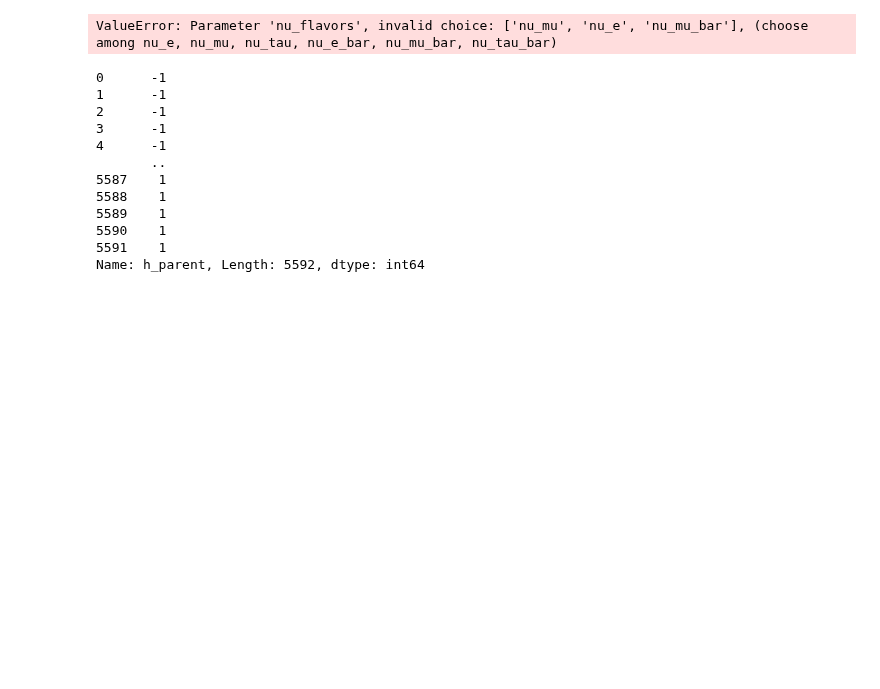
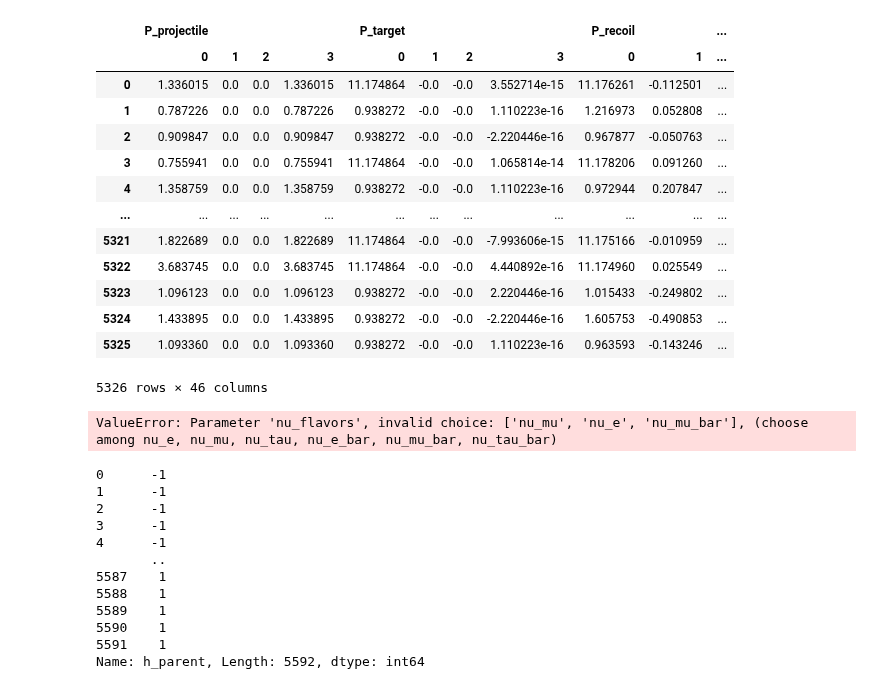
Before and after one commit to mhostert/DarkNews-generator, a Jupyter notebook: examples/test_generator.ipynb, the cells around one changed output. Saved outputs shown, nothing was run; the diff lists cells and outputs as text; code cells hidden in the pictures; blank space fills up the shorter version.

```diff
--- a/examples/test_generator.ipynb
+++ b/examples/test_generator.ipynb
@@ -26,0 +22,7 @@ TypeError: 'int' object is not iterable
+# %%
+MODEL_KWARGS = {'HNLtype': 'majorana', 'UD4': 1.0, 'alphaD': 0.25, 'Umu4': np.sqrt(9e-7), 'epsilon': np.sqrt(2e-10/const.alphaQED)}
+
+
+gen = GenLauncher(mu_tr_mu4=1e-6, m4=0.5, epsilon=0.0, gD=0.0, decay_product='e+e-', Umu4=0.0,
+                    neval=1000, exp="miniboone_fhc", loglevel='info', seed=42)
+df_TMM_mumu = gen.run()
@@ -27,3 +47,20 @@ TypeError: 'int' object is not iterable
+# %%
+df_TMM_mumu
+# %% [output]
+|  | P_projectile |  |  |  | P_target |  |  |  | P_recoil |  | ... |
+|  | 0 | 1 | 2 | 3 | 0 | 1 | 2 | 3 | 0 | 1 | ... |
+| 0 | 1.336015 | 0.0 | 0.0 | 1.336015 | 11.174864 | -0.0 | -0.0 | 3.552714e-15 | 11.176261 | -0.112501 | ... |
+| 1 | 0.787226 | 0.0 | 0.0 | 0.787226 | 0.938272 | -0.0 | -0.0 | 1.110223e-16 | 1.216973 | 0.052808 | ... |
+| 2 | 0.909847 | 0.0 | 0.0 | 0.909847 | 0.938272 | -0.0 | -0.0 | -2.220446e-16 | 0.967877 | -0.050763 | ... |
+| 3 | 0.755941 | 0.0 | 0.0 | 0.755941 | 11.174864 | -0.0 | -0.0 | 1.065814e-14 | 11.178206 | 0.091260 | ... |
+| 4 | 1.358759 | 0.0 | 0.0 | 1.358759 | 0.938272 | -0.0 | -0.0 | 1.110223e-16 | 0.972944 | 0.207847 | ... |
+| ... | ... | ... | ... | ... | ... | ... | ... | ... | ... | ... | ... |
+| 5321 | 1.822689 | 0.0 | 0.0 | 1.822689 | 11.174864 | -0.0 | -0.0 | -7.993606e-15 | 11.175166 | -0.010959 | ... |
+| 5322 | 3.683745 | 0.0 | 0.0 | 3.683745 | 11.174864 | -0.0 | -0.0 | 4.440892e-16 | 11.174960 | 0.025549 | ... |
+| 5323 | 1.096123 | 0.0 | 0.0 | 1.096123 | 0.938272 | -0.0 | -0.0 | 2.220446e-16 | 1.015433 | -0.249802 | ... |
+| 5324 | 1.433895 | 0.0 | 0.0 | 1.433895 | 0.938272 | -0.0 | -0.0 | -2.220446e-16 | 1.605753 | -0.490853 | ... |
+| 5325 | 1.093360 | 0.0 | 0.0 | 1.093360 | 0.938272 | -0.0 | -0.0 | 1.110223e-16 | 0.963593 | -0.143246 | ... |
+5326 rows × 46 columns
 # %%
 MODEL_KWARGS = {'HNLtype': 'dirac', 'UD4': 1.0, 'alphaD': 0.25, 'Umu4': np.sqrt(9e-7), 'epsilon': np.sqrt(2e-10/const.alphaQED)}
 
```
Also changed, not shown: parts of 3 cells of this notebook, 10 other files.
